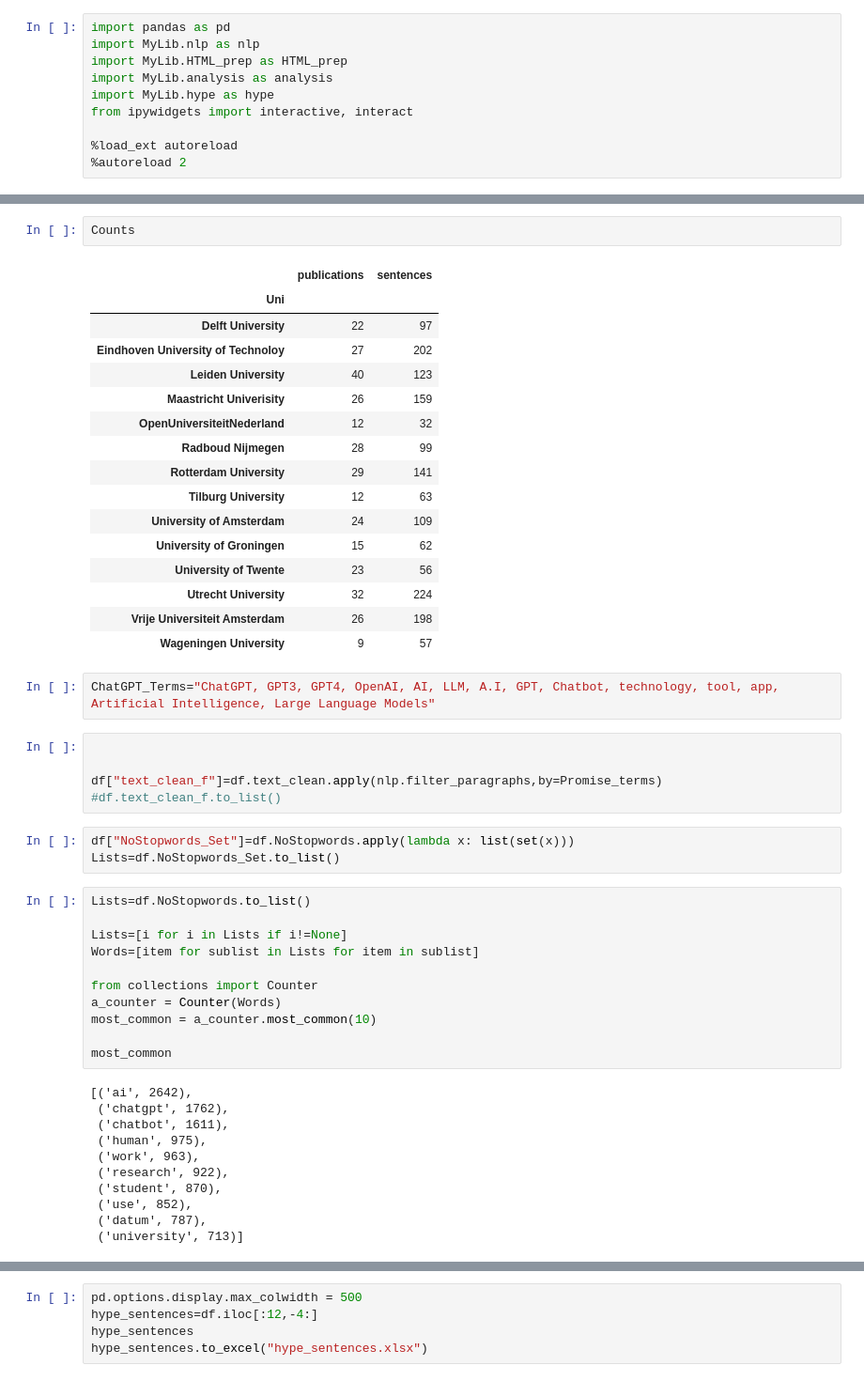
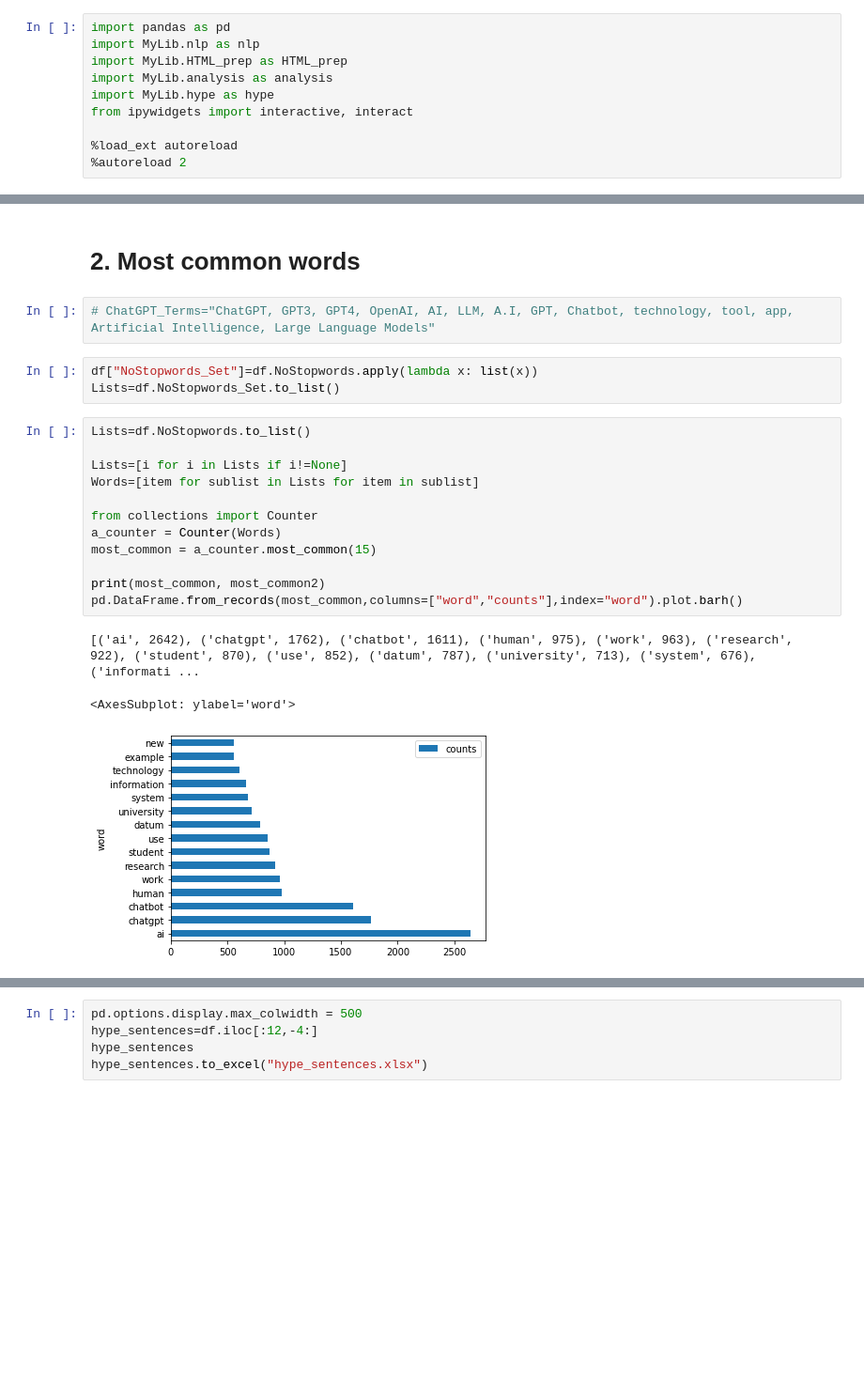
Before and after one commit to Klapperhorn/Zotero_HTML_annotation, a Jupyter notebook: file_analysis.ipynb, the cells around one changed output, grey strips where cells are left out. Shown at 94% size. Saved outputs shown, nothing was run; the diff lists cells and outputs as text; blank space fills up the shorter version.

```diff
--- a/file_analysis.ipynb
+++ b/file_analysis.ipynb
@@ -17,55 +20,27 @@ df_publ=df_publ.set_index("date").groupby(pd.Grouper(freq=freq)).count()
 df_publ.columns=["Publications"]
 # %% [output]
 1622
-# %%
-Counts
-# %% [output]
-|  | publications | sentences |
-| Uni |  |  |
-| Delft University | 22 | 97 |
-| Eindhoven University of Technoloy | 27 | 202 |
-| Leiden University | 40 | 123 |
-| Maastricht Univerisity | 26 | 159 |
-| OpenUniversiteitNederland | 12 | 32 |
-| Radboud Nijmegen | 28 | 99 |
-| Rotterdam University | 29 | 141 |
-| Tilburg University | 12 | 63 |
-| University of Amsterdam | 24 | 109 |
-| University of Groningen | 15 | 62 |
-| University of Twente | 23 | 56 |
-| Utrecht University | 32 | 224 |
-| Vrije Universiteit Amsterdam | 26 | 198 |
-| Wageningen University | 9 | 57 |
+# %% [markdown]
+# 2. Most common words
 # %%
-ChatGPT_Terms="ChatGPT, GPT3, GPT4, OpenAI, AI, LLM, A.I, GPT, Chatbot, technology, tool, app, Artificial Intelligence, Large Language Models"
+# ChatGPT_Terms="ChatGPT, GPT3, GPT4, OpenAI, AI, LLM, A.I, GPT, Chatbot, technology, tool, app, Artificial Intelligence, Large Language Models"
-# %%
-
-
-df["text_clean_f"]=df.text_clean.apply(nlp.filter_paragraphs,by=Promise_terms)
-#df.text_clean_f.to_list()
 # %%
-df["NoStopwords_Set"]=df.NoStopwords.apply(lambda x: list(set(x)))
+df["NoStopwords_Set"]=df.NoStopwords.apply(lambda x: list(x))
 Lists=df.NoStopwords_Set.to_list()
 # %%
 Lists=df.NoStopwords.to_list()
 
 Lists=[i for i in Lists if i!=None]
 Words=[item for sublist in Lists for item in sublist]
 
 from collections import Counter
 a_counter = Counter(Words)
-most_common = a_counter.most_common(10)
+most_common = a_counter.most_common(15)
 
-most_common
+print(most_common, most_common2)
+pd.DataFrame.from_records(most_common,columns=["word","counts"],index="word").plot.barh()
 # %% [output]
-[('ai', 2642),
- ('chatgpt', 1762),
- ('chatbot', 1611),
- ('human', 975),
- ('work', 963),
- ('research', 922),
- ('student', 870),
- ('use', 852),
- ('datum', 787),
- ('university', 713)]
+[('ai', 2642), ('chatgpt', 1762), ('chatbot', 1611), ('human', 975), ('work', 963), ('research', 922), ('student', 870), ('use', 852), ('datum', 787), ('university', 713), ('system', 676), ('informati ...
+<AxesSubplot: ylabel='word'>
+[figure, added]
 # %% [markdown]
```
Also changed, not shown: parts of 25 cells of this notebook.
